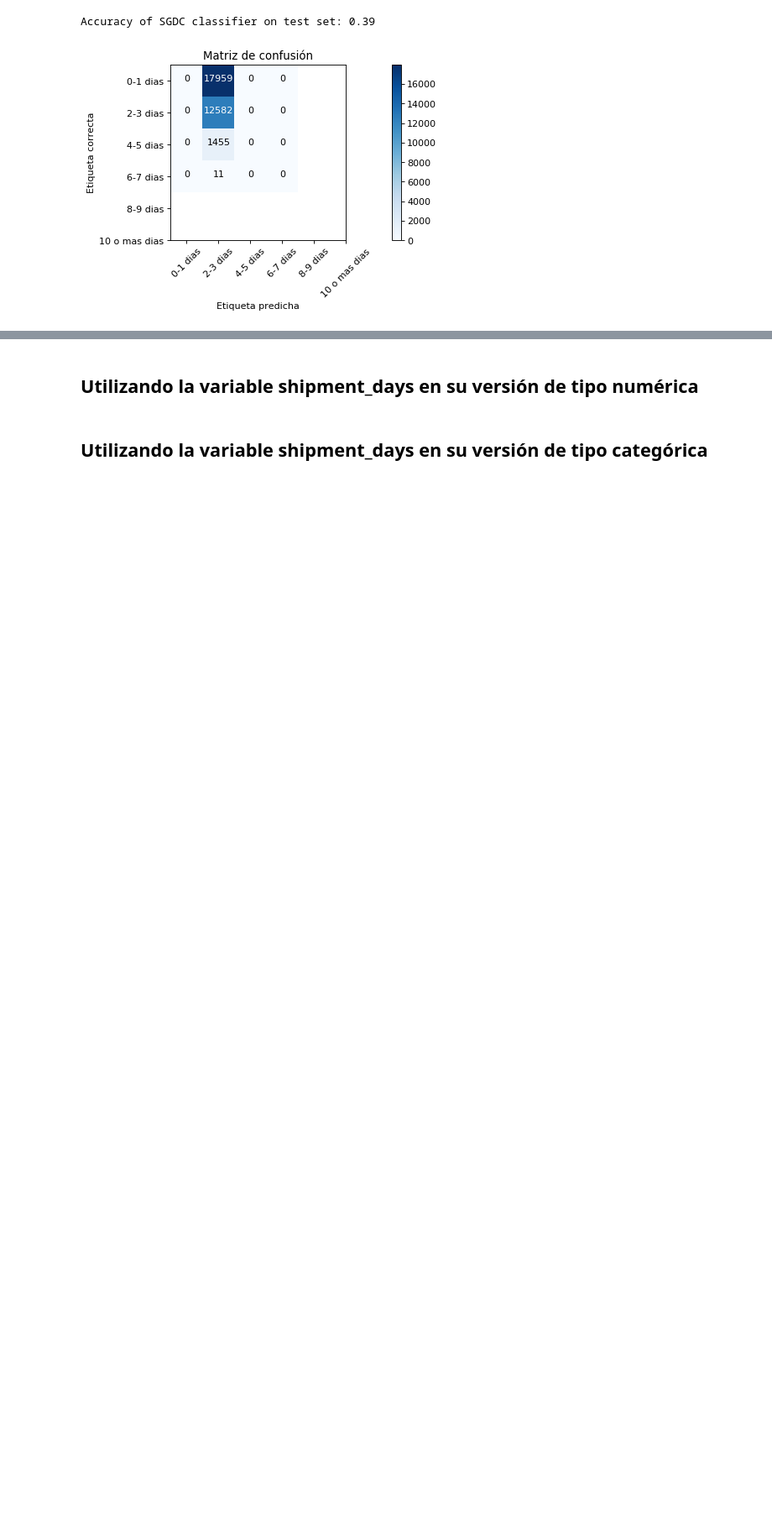
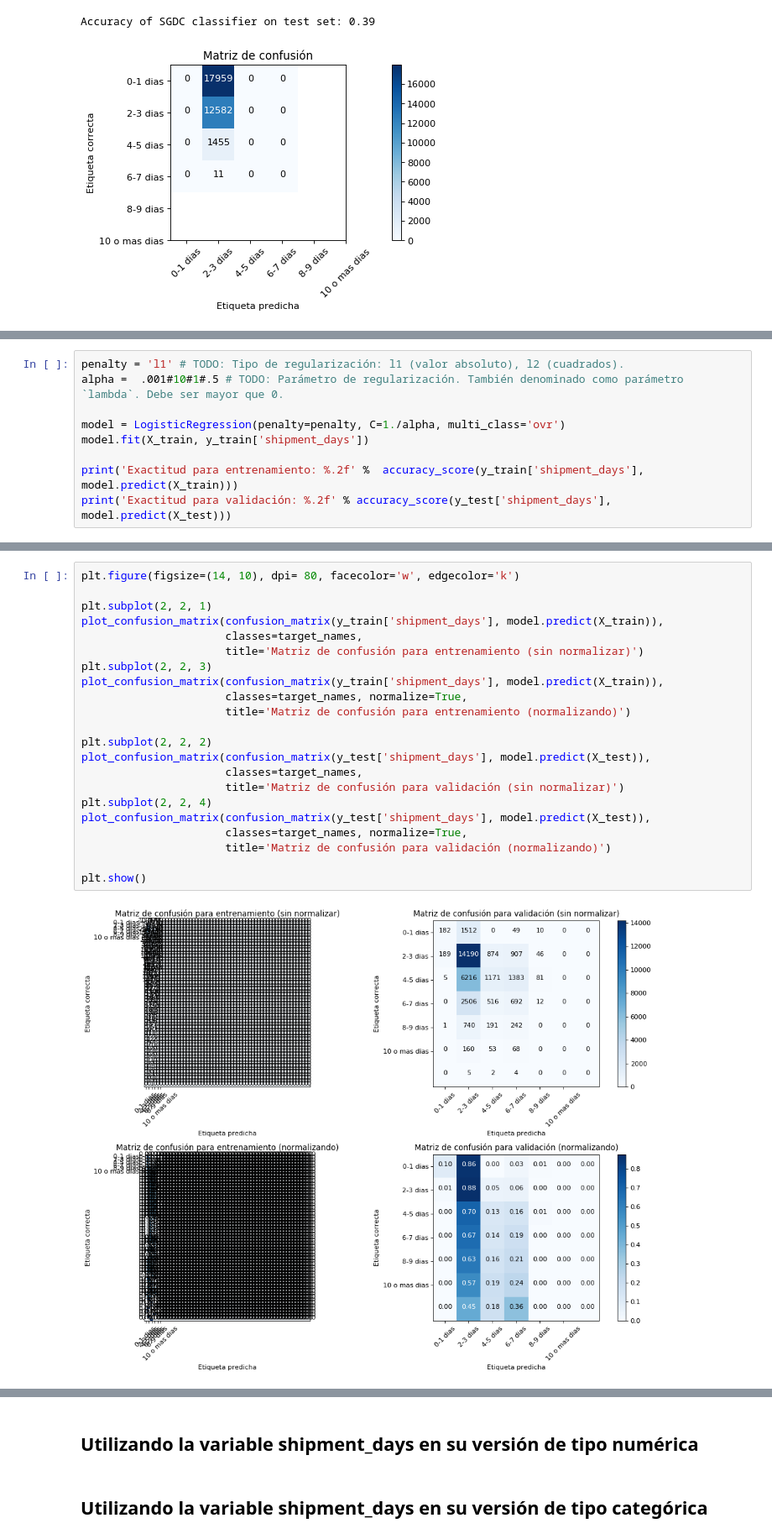
Before and after one commit to cnoeliachaves/diplodatos, a Jupyter notebook: mentoria/practico3-Mentoria.ipynb, the cells around one changed output, grey strips where cells are left out. Shown at 84% size. Cells and saved outputs as stored; diff of their text form; blank space fills up the shorter version.

```diff
--- a/mentoria/practico3-Mentoria.ipynb
+++ b/mentoria/practico3-Mentoria.ipynb
@@ -490,0 +545,9 @@ Probemos con regresión sin regularización
+# %%
+penalty = 'l1' # TODO: Tipo de regularización: l1 (valor absoluto), l2 (cuadrados).
+alpha =  .001#10#1#.5 # TODO: Parámetro de regularización. También denominado como parámetro `lambda`. Debe ser mayor que 0.
+
+model = LogisticRegression(penalty=penalty, C=1./alpha, multi_class='ovr')
+model.fit(X_train, y_train['shipment_days'])
+
+print('Exactitud para entrenamiento: %.2f' %  accuracy_score(y_train['shipment_days'], model.predict(X_train)))
+print('Exactitud para validación: %.2f' % accuracy_score(y_test['shipment_days'], model.predict(X_test)))
@@ -490,0 +559,24 @@ Probemos con regresión sin regularización
+# %%
+plt.figure(figsize=(14, 10), dpi= 80, facecolor='w', edgecolor='k')
+
+plt.subplot(2, 2, 1)
+plot_confusion_matrix(confusion_matrix(y_train['shipment_days'], model.predict(X_train)),
+                      classes=target_names,
+                      title='Matriz de confusión para entrenamiento (sin normalizar)')
+plt.subplot(2, 2, 3)
+plot_confusion_matrix(confusion_matrix(y_train['shipment_days'], model.predict(X_train)),
+                      classes=target_names, normalize=True,
+                      title='Matriz de confusión para entrenamiento (normalizando)')
+
+plt.subplot(2, 2, 2)
+plot_confusion_matrix(confusion_matrix(y_test['shipment_days'], model.predict(X_test)),
+                      classes=target_names,
+                      title='Matriz de confusión para validación (sin normalizar)')
+plt.subplot(2, 2, 4)
+plot_confusion_matrix(confusion_matrix(y_test['shipment_days'], model.predict(X_test)),
+                      classes=target_names, normalize=True,
+                      title='Matriz de confusión para validación (normalizando)')
+
+plt.show()
+# %% [output]
+[figure, added]
```
Also changed, not shown: parts of 22 cells of this notebook.
